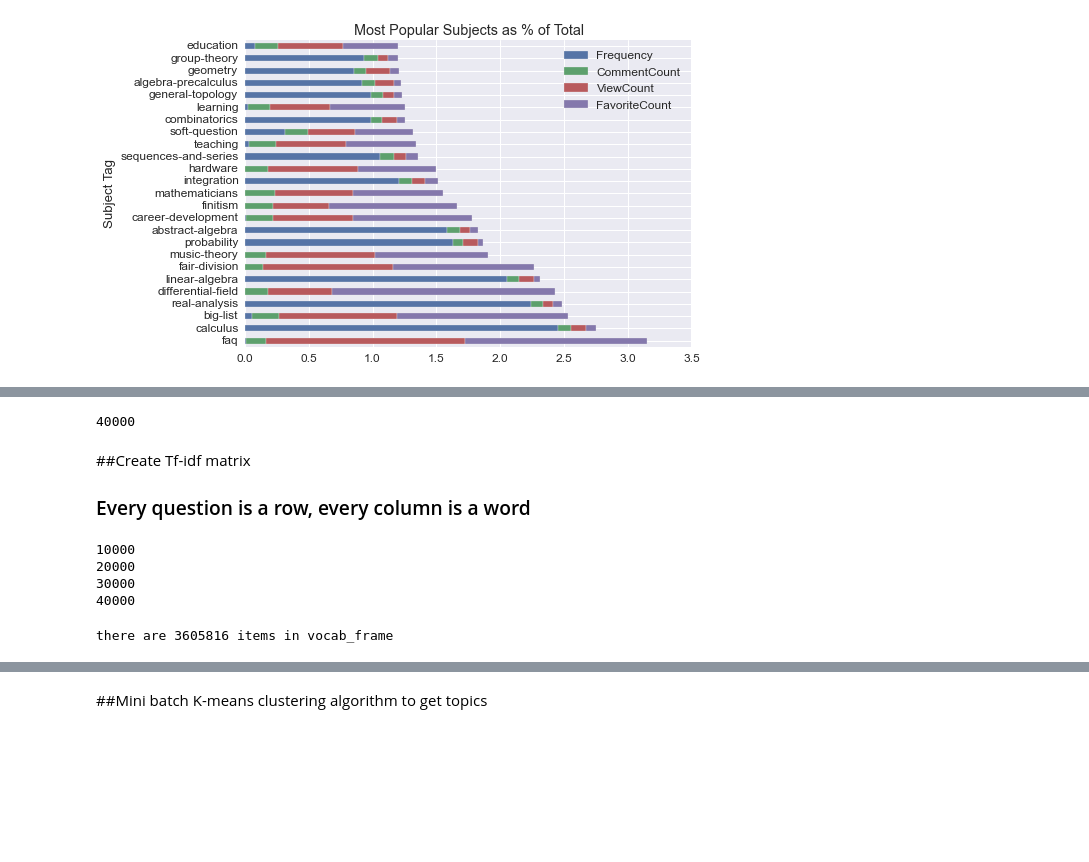
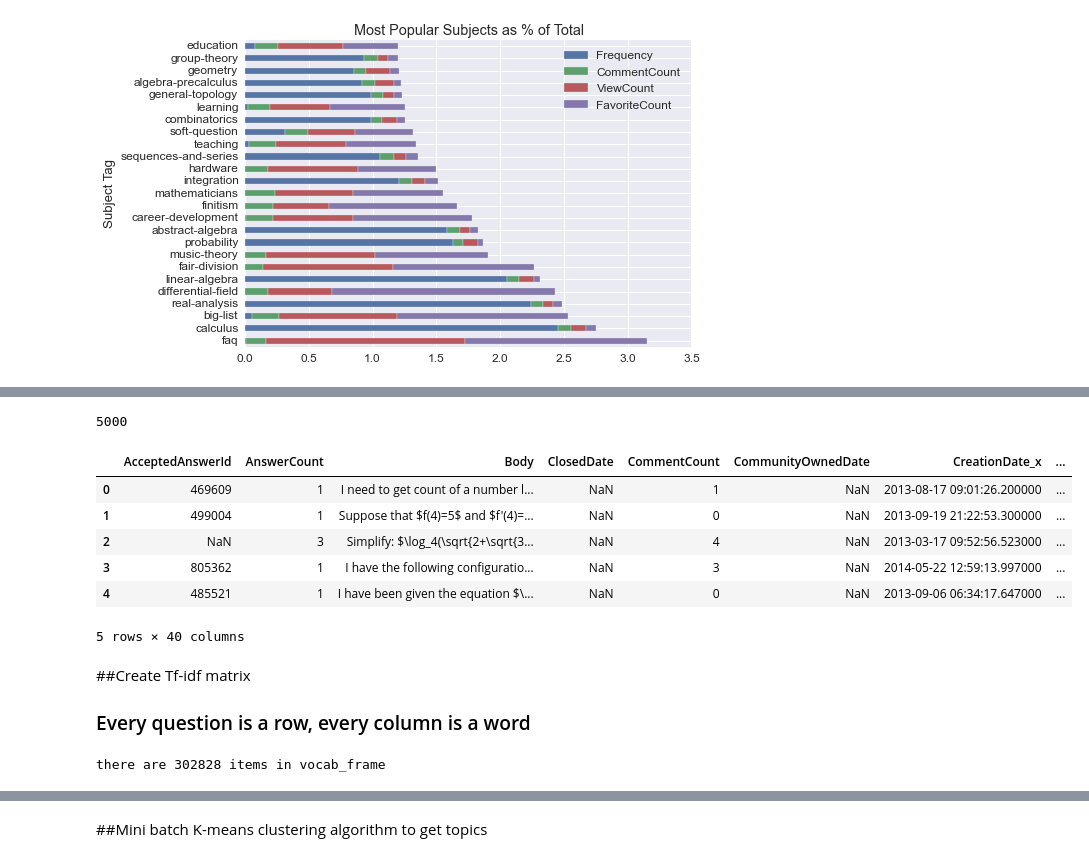
Before and after one commit to jaclynweiser/DS3-Project-Kojak, a Jupyter notebook: Project_Kojak_StackExchange.ipynb, the cells around one changed output, grey strips where cells are left out. Cells and saved outputs as stored; diff of their text form; code cells hidden in the pictures; blank space fills up the shorter version.

```diff
--- a/Project_Kojak_StackExchange.ipynb
+++ b/Project_Kojak_StackExchange.ipynb
@@ -392,4 +393,4 @@ with open("StackOverflowPostData.pkl", 'r') as picklefile:
 # %%
 postdata.replace(to_replace='\//', value='',inplace=True)
 # %%
-postdatadc = postdata[postdata.HighSchoolSubject != 0.5]
+highschool = postdata[postdata.HighSchoolSubject == 1]
@@ -403,4 +408,4 @@ import random
 
 def some(x, n):
     return x.ix[random.sample(x.index, n)]
-postdatadc3 = some(postdatadc2,sample_size)
+highschool2 = some(highschool,sample_size)
@@ -414,7 +412,21 @@ finaldf = postdatadc3.append(unclassified2, ignore_index=False, verify_integrity
-# %%
-print len(finaldf)
-# %% [output]
-40000
+# %%
+len(highschool2)
+# %% [output]
+5000
+# %%
+highschool2.reset_index(inplace=True)
+# %%
+highschool2 = highschool2.drop('index', 1)
+# %%
+highschool2.head()
+# %% [output]
+|  | AcceptedAnswerId | AnswerCount | Body | ClosedDate | CommentCount | CommunityOwnedDate | CreationDate_x | ... |
+| 0 | 469609 | 1 | I need to get count of a number l... | NaN | 1 | NaN | 2013-08-17 09:01:26.200000 | ... |
+| 1 | 499004 | 1 | Suppose that $f(4)=5$ and $f'(4)=... | NaN | 0 | NaN | 2013-09-19 21:22:53.300000 | ... |
+| 2 | NaN | 3 | Simplify: $\log_4(\sqrt{2+\sqrt{3... | NaN | 4 | NaN | 2013-03-17 09:52:56.523000 | ... |
+| 3 | 805362 | 1 | I have the following configuratio... | NaN | 3 | NaN | 2014-05-22 12:59:13.997000 | ... |
+| 4 | 485521 | 1 | I have been given the equation $\... | NaN | 0 | NaN | 2013-09-06 06:34:17.647000 | ... |
+5 rows × 40 columns
 # %% [markdown]
 ##Create Tf-idf matrix
 ### Every question is a row, every column is a word
@@ -455,9 +467,9 @@ def tokenize_only(text):
 # %%
 totalvocab_stemmed = []
 totalvocab_tokenized = []
-skipped_indeces = []
+skipped_indexes = []
 j = 0
-for i in finaldf.Body:
+for i in highschool2.Body:
     allwords_stemmed = tokenize_and_stem(i) #for each item in 'synopses', tokenize/stem
     allwords_tokenized = tokenize_only(i)
 
@@ -467,20 +479,15 @@ for i in finaldf.Body:
     else:
 #         print i
 #         print "\n"
-        skipped_indeces.append(j)
+        skipped_indexes.append(j)
     j += 1
     if j % 10000 == 0:
-        print j
+        print(j)
 #     if len(totalvocab_tokenized) != len(totalvocab_stemmed):
 #         print j, i, tokenize_only(i), tokenize_and_stem(i)
 #         break
-# %% [output]
-10000
-20000
-30000
-40000
 # %%
 vocab_frame = pd.DataFrame({'words': totalvocab_tokenized}, index = totalvocab_stemmed)
-print 'there are ' + str(vocab_frame.shape[0]) + ' items in vocab_frame'
+print('there are ' + str(vocab_frame.shape[0]) + ' items in vocab_frame')
 # %% [output]
-there are 3605816 items in vocab_frame
+there are 302828 items in vocab_frame
```
Also changed, not shown: parts of 56 cells of this notebook.
